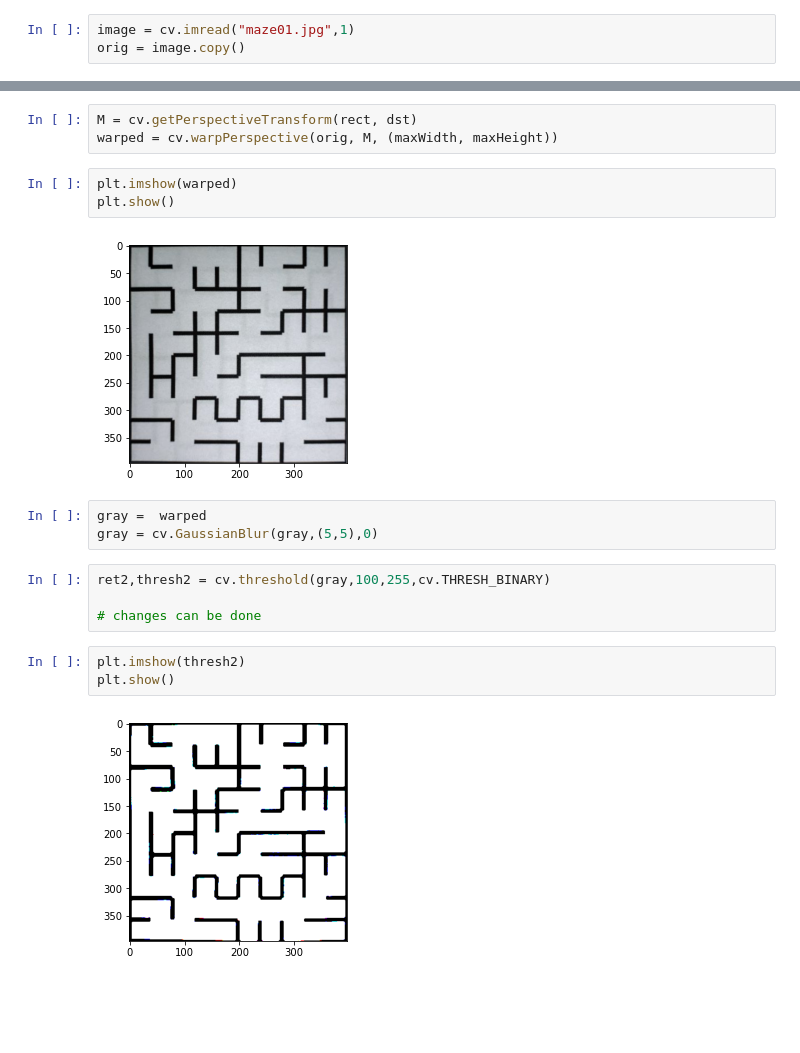
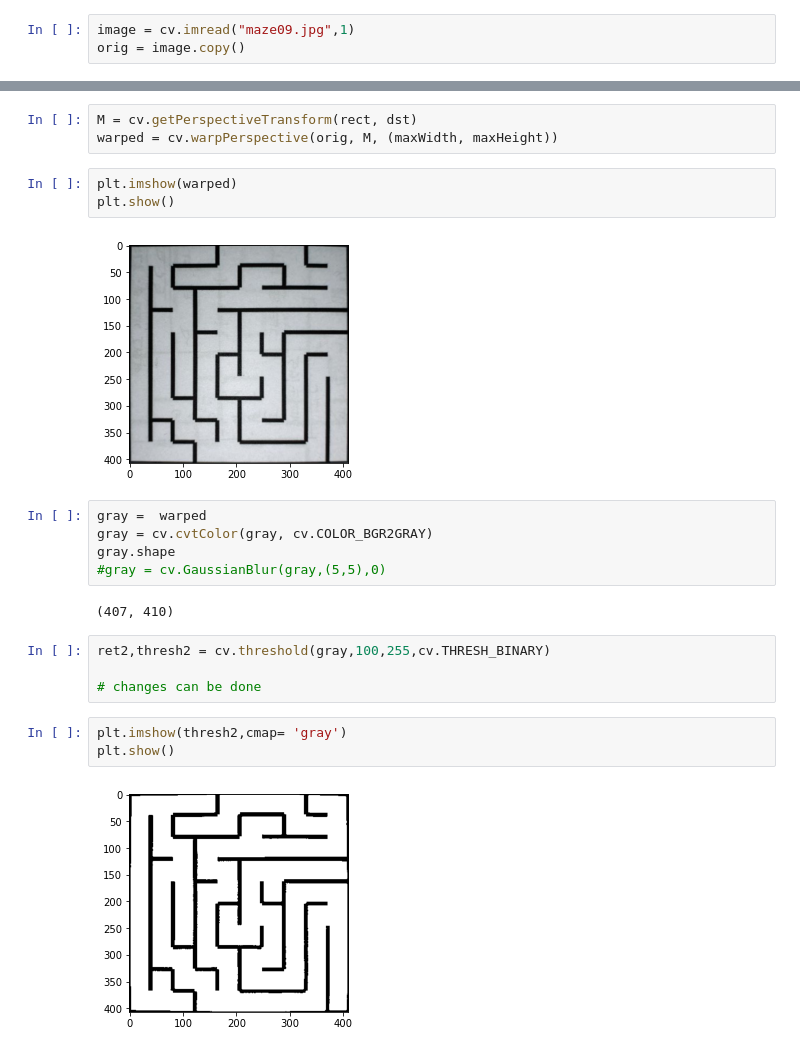
Before and after one commit to yashvarshney003/eyrc2020-2021, a Jupyter notebook: task_1b_detect_and_encode_maze/test_cases/Untitled.ipynb, the cells around one changed output, grey strips where cells are left out. Cells and saved outputs as stored; diff of their text form; blank space fills up the shorter version.

```diff
--- a/task_1b_detect_and_encode_maze/test_cases/Untitled.ipynb
+++ b/task_1b_detect_and_encode_maze/test_cases/Untitled.ipynb
@@ -4,7 +4,7 @@ import numpy as np
 from matplotlib import pyplot as plt
 import imutils
 # %%
-image = cv.imread("maze01.jpg",1)
+image = cv.imread("maze09.jpg",1)
 orig = image.copy()
 # %%
 
@@ -216,17 +216,21 @@ warped = cv.warpPerspective(orig, M, (maxWidth, maxHeight))
 plt.imshow(warped)
 plt.show()
 # %% [output]
-[figure, old version]
+[figure, new version]
 # %%
 gray =  warped
-gray = cv.GaussianBlur(gray,(5,5),0)
+gray = cv.cvtColor(gray, cv.COLOR_BGR2GRAY)
+gray.shape
+#gray = cv.GaussianBlur(gray,(5,5),0)
+# %% [output]
+(407, 410)
 # %%
 ret2,thresh2 = cv.threshold(gray,100,255,cv.THRESH_BINARY)
 
 # changes can be done
 # %%
-plt.imshow(thresh2)
+plt.imshow(thresh2,cmap= 'gray')
 plt.show()
 # %% [output]
-[figure, old version]
+[figure, new version]
 # %%
```
Also changed, not shown: parts of 16 cells of this notebook, 1 other file.
